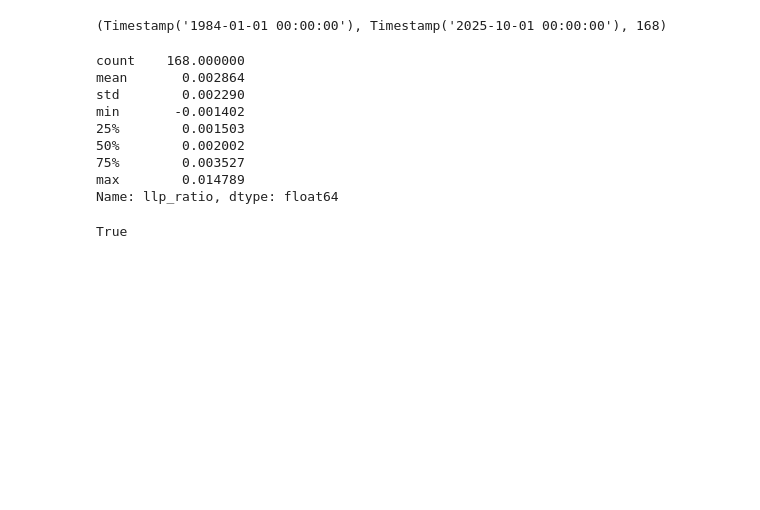
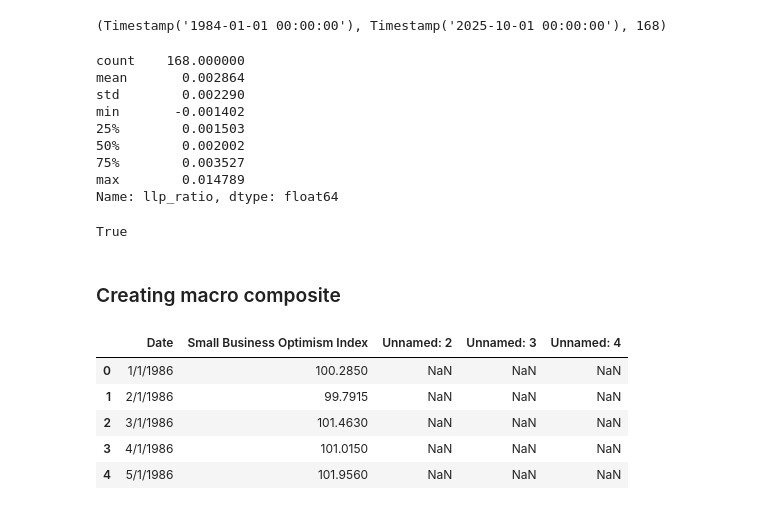
Before and after one commit to lukeroy007/4915_capstone, a Jupyter notebook: notebooks/01_data_collection.ipynb, the cells around one changed output. Cells and saved outputs as stored; diff of their text form; code cells hidden in the pictures; blank space fills up the shorter version.

Commit message:
building macro composite

```diff
--- a/notebooks/01_data_collection.ipynb
+++ b/notebooks/01_data_collection.ipynb
@@ -329,3 +329,26 @@ df.index.name = "DATE"
 os.path.exists("../data/processed/quarterly_llp_macro.csv")
 # %% [output]
 True
+# %% [markdown]
+### Creating macro composite
+# %%
+optimism_raw = pd.read_csv(
+    "../data/raw/export-2.csv",
+    skiprows=1
+)
+
+optimism_raw.head()
+optimism_raw.columns
+
+optimism_raw.head()
+optimism_raw.columns
+
+
+optimism_raw.head()
+# %% [output]
+|  | Date | Small Business Optimism Index | Unnamed: 2 | Unnamed: 3 | Unnamed: 4 |
+| 0 | 1/1/1986 | 100.2850 | NaN | NaN | NaN |
+| 1 | 2/1/1986 | 99.7915 | NaN | NaN | NaN |
+| 2 | 3/1/1986 | 101.4630 | NaN | NaN | NaN |
+| 3 | 4/1/1986 | 101.0150 | NaN | NaN | NaN |
+| 4 | 5/1/1986 | 101.9560 | NaN | NaN | NaN |
```
Also changed, not shown: parts of 9 cells of this notebook, 2 other files.
